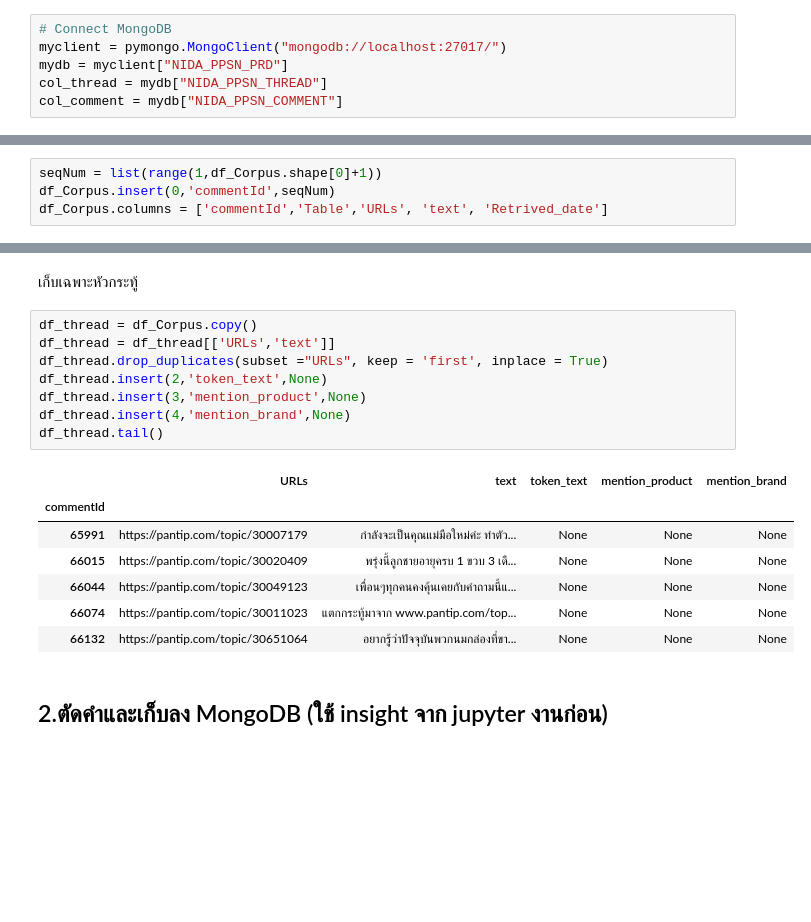
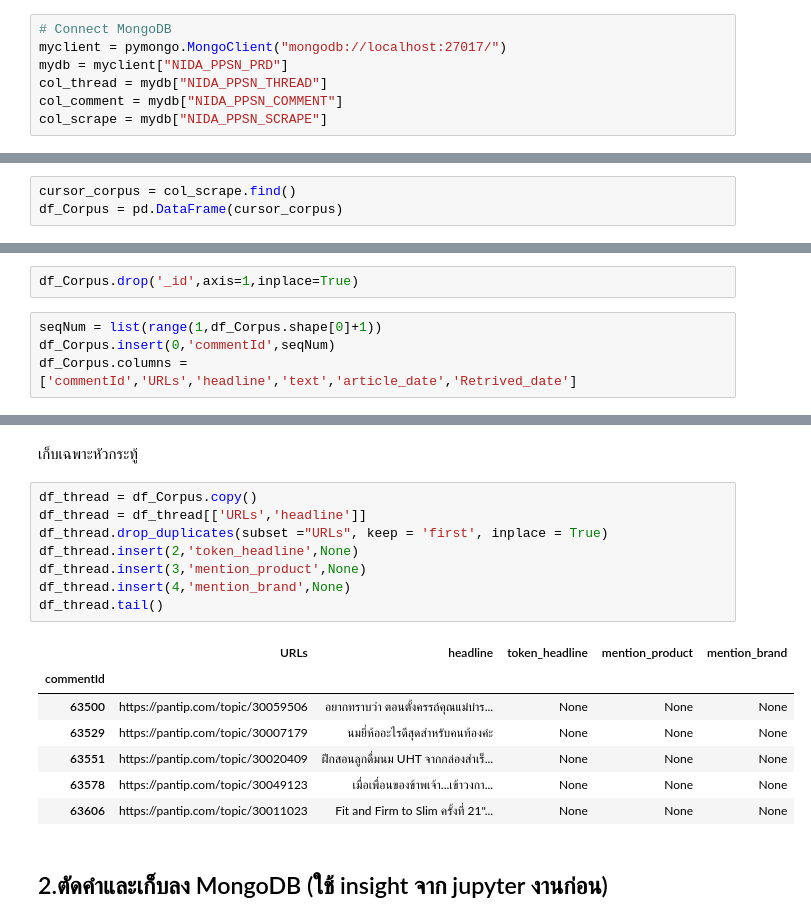
Before and after one commit to pacharapol4066/Product-Position-SNA, a Jupyter notebook: EDA_Token_CoocMat_MongoDB_FineTune1.ipynb, the cells around one changed output, grey strips where cells are left out. Drawn from its saved outputs; the diff is of its cells as text; blank space fills up the shorter version.

```diff
--- a/EDA_Token_CoocMat_MongoDB_FineTune1.ipynb
+++ b/EDA_Token_CoocMat_MongoDB_FineTune1.ipynb
@@ -79,6 +79,7 @@ myclient = pymongo.MongoClient("mongodb://localhost:27017/")
 mydb = myclient["NIDA_PPSN_PRD"]
 col_thread = mydb["NIDA_PPSN_THREAD"]
 col_comment = mydb["NIDA_PPSN_COMMENT"]
+col_scrape = mydb["NIDA_PPSN_SCRAPE"]
 # %% [markdown]
 ### 1.Clean data & NLP Tokenized
 # %%
@@ -136,0 +106,3 @@ df_Corpus = pd.concat([df_textList1,df_textList2],ignore_index=True)
+# %%
+cursor_corpus = col_scrape.find()
+df_Corpus = pd.DataFrame(cursor_corpus)
@@ -161,7 +144,9 @@ df_Corpus.tail()
+# %%
+df_Corpus.drop('_id',axis=1,inplace=True)
 # %%
 seqNum = list(range(1,df_Corpus.shape[0]+1))
 df_Corpus.insert(0,'commentId',seqNum)
-df_Corpus.columns = ['commentId','Table','URLs', 'text', 'Retrived_date']
+df_Corpus.columns = ['commentId','URLs','headline','text','article_date','Retrived_date']
 # %%
 df_Corpus.tail()
 # %% [output]
@@ -209,20 +201,20 @@ df_Corpus.tail()
 เก็บเฉพาะหัวกระทู้
 # %%
 df_thread = df_Corpus.copy()
-df_thread = df_thread[['URLs','text']]
+df_thread = df_thread[['URLs','headline']]
 df_thread.drop_duplicates(subset ="URLs", keep = 'first', inplace = True)
-df_thread.insert(2,'token_text',None)
+df_thread.insert(2,'token_headline',None)
 df_thread.insert(3,'mention_product',None)
 df_thread.insert(4,'mention_brand',None)
 df_thread.tail()
 # %% [output]
-|  | URLs | text | token_text | mention_product | mention_brand |
+|  | URLs | headline | token_headline | mention_product | mention_brand |
 | commentId |  |  |  |  |  |
-| 65991 | https://pantip.com/topic/30007179 | กำลังจะเป็นคุณแม่มือใหม่ค่ะ ทำตัว... | None | None | None |
-| 66015 | https://pantip.com/topic/30020409 | พรุ่งนี้ลูกชายอายุครบ 1 ขวบ 3 เดื... | None | None | None |
-| 66044 | https://pantip.com/topic/30049123 | เพื่อนๆทุกคนคงคุ้นเคยกับคำถามนี้แ... | None | None | None |
-| 66074 | https://pantip.com/topic/30011023 | แตกกระทู้มาจาก www.pantip.com/top... | None | None | None |
-| 66132 | https://pantip.com/topic/30651064 | อยากรู้ว่าปัจจุบันพวกนมกล่องทึ่ขา... | None | None | None |
+| 63500 | https://pantip.com/topic/30059506 | อยากทราบว่า ตอนตั้งครรถ์คุณแม่บำร... | None | None | None |
+| 63529 | https://pantip.com/topic/30007179 | นมยี่ห้ออะไรดีสุดสำหรับคนท้องค่ะ | None | None | None |
+| 63551 | https://pantip.com/topic/30020409 | ฝึกสอนลูกดื่มนม UHT จากกล่องสำเร็... | None | None | None |
+| 63578 | https://pantip.com/topic/30049123 | เมื่อเพื่อนของข้าพเจ้า...เข้าวงกา... | None | None | None |
+| 63606 | https://pantip.com/topic/30011023 | Fit and Firm to Slim ครั้งที่ 21"... | None | None | None |
 # %% [markdown]
 ## 2.ตัดคำและเก็บลง MongoDB (ใช้ insight จาก jupyter งานก่อน)
 # %% [markdown]
```
Also changed, not shown: parts of 38 cells of this notebook, 17 other files.
